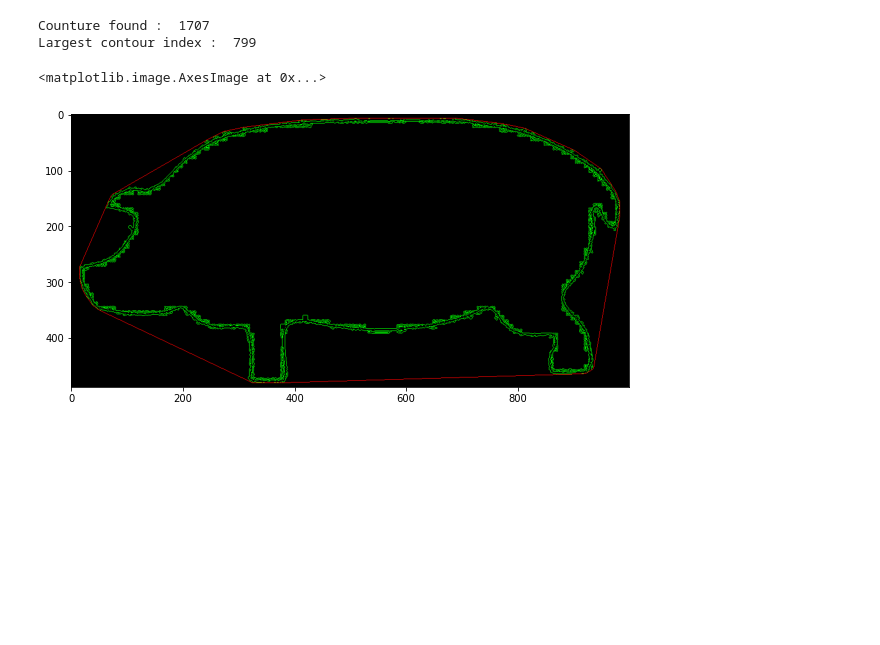
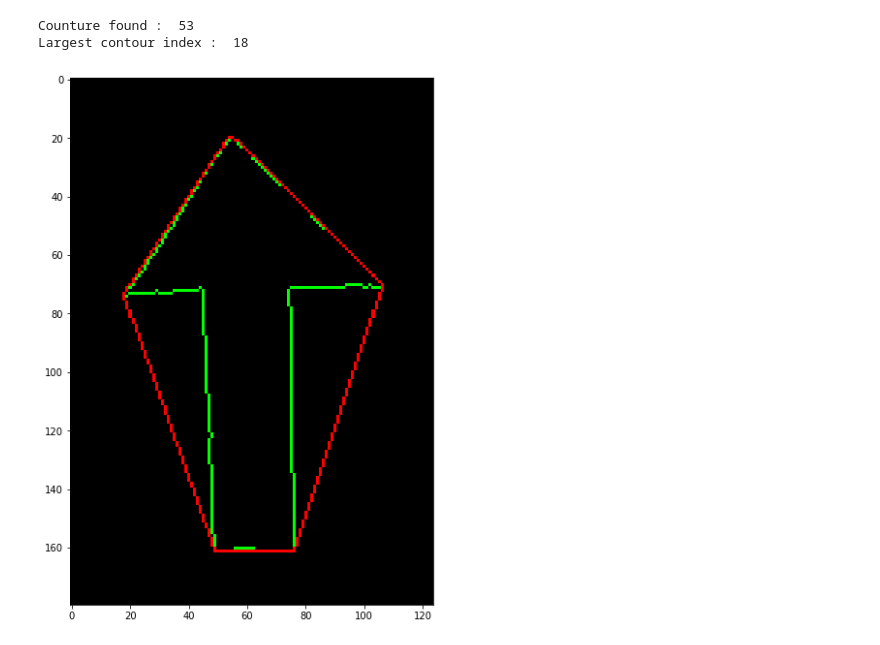
Before and after one commit to dsaha1656/orthogonal-hull, a Jupyter notebook: polygon/polygon-gen.ipynb, the cells around one changed output. Cells and saved outputs as stored; diff of their text form; code cells hidden in the pictures; blank space fills up the shorter version.

```diff
--- a/polygon/polygon-gen.ipynb
+++ b/polygon/polygon-gen.ipynb
@@ -5,9 +5,10 @@ import matplotlib.pyplot as plt
 # %%
 # input_image = "sample.jpg"
 # input_image = "sample2.jpg"
-input_image = "sample3.jpg"
+# input_image = "sample3.jpg"
 # input_image = "sample4.jpg"
 # input_image = "sample5.jpg" # min_threshold =  min_threshold-6
+input_image = "arrow.jpg"
 src = cv2.imread(input_image, 1) # read input image
 # find max and min of the image
 max_threshold = np.max(src)
@@ -19,7 +20,8 @@ min_threshold = np.max(src[src < max_threshold])
 src = cv2.imread(input_image, 1) # read input image
 gray = cv2.cvtColor(src, cv2.COLOR_BGR2GRAY) # convert to grayscale
 ret, thresh = cv2.threshold(gray, min_threshold, max_threshold, cv2.THRESH_BINARY)
-
+# for arrow.jpg
+ret, thresh = cv2.threshold(gray, 110, 225, cv2.THRESH_BINARY)
 plt.imshow(gray)
 # plt.imshow(thresh)
 # %% [output]
@@ -28,54 +30,59 @@ plt.imshow(gray)
 # %%
 # Finding contours for the thresholded image
 contours, hierarchy = cv2.findContours(thresh, cv2.RETR_TREE, cv2.CHAIN_APPROX_SIMPLE)
 # create hull array for convex hull points
 hull = []
 # calculate points for each contour
 for i in range(len(contours)):
     # creating convex hull object for each contour
     hull.append(cv2.convexHull(contours[i], False))
 # create an empty black image
 drawing = np.zeros((thresh.shape[0], thresh.shape[1], 3), np.uint8)
 color_contours = (0, 255, 0) # green - color for contours
 color = (255, 0, 0) # blue - color for convex hull BGR
 
 print("Counture found : ", len(contours))
 
 # find the largest contour
-outer_contour_index = 0
+outer_contour_index = None
 outer_contour_area = 0
 for i in range(len(contours)):
     if len(contours[i]) > 4 and (cv2.contourArea(contours[i]) > outer_contour_area):
         outer_contour_area = cv2.contourArea(contours[i])
         outer_contour_index = i
 print("Largest contour index : ", outer_contour_index)
 
-outer_contour = contours[outer_contour_index]
+if(outer_contour_index is None):
+    print("No contour found")
+    print(contours)
+    # pause the program
+    # plt.show()
+else:
+    outer_contour = contours[outer_contour_index]
+    # mark points via cv2
+    # for i in range(len(outer_contour)):
+    #     # make drawing[outer_contour[i][1]][outer_contour[i][0]] = color with a width of 3
+    #     cv2.circle(drawing, (outer_contour[i][0][0], outer_contour[i][0][1]), 1, color, -1)
 
-# mark points via cv2
-# for i in range(len(outer_contour)):
-#     # make drawing[outer_contour[i][1]][outer_contour[i][0]] = color with a width of 3
-#     cv2.circle(drawing, (outer_contour[i][0][0], outer_contour[i][0][1]), 1, color, -1)
+    # mark points manually
+    # for c_index in range(len(contours[outer_contour_index])):
+    #     drawing[contours[outer_contour_index][c_index][0][1], contours[outer_contour_index][c_index][0][0]] = color
 
-# mark points manually
-# for c_index in range(len(contours[outer_contour_index])):
-#     drawing[contours[outer_contour_index][c_index][0][1], contours[outer_contour_index][c_index][0][0]] = color
+    # draw contours via cv2
+    cv2.drawContours(drawing, contours, outer_contour_index, color_contours, 1, 8, hierarchy)
+    # draw convex hull via cv2
+    cv2.drawContours(drawing, hull, outer_contour_index, color, 1, 8)
 
-# draw contours via cv2
-cv2.drawContours(drawing, contours, outer_contour_index, color_contours, 1, 8, hierarchy)
-
-# draw convex hull via cv2
-cv2.drawContours(drawing, hull, outer_contour_index, color, 1, 8)
-# get convex hull points
-hull_points = np.asarray(hull[outer_contour_index])
-
-fig = plt.figure(figsize=(10, 10))
-plt.imshow(drawing)
+    # get convex hull points
+    hull_points = np.asarray(hull[outer_contour_index])
+    hull_points = outer_contour
+    fig = plt.figure(figsize=(10, 10))
+    plt.imshow(drawing)
+    hull_points = outer_contour
 # %% [output]
-Counture found :  1707
-Largest contour index :  799
+Counture found :  53
+Largest contour index :  18
-<matplotlib.image.AxesImage at 0x...>
-[figure, old version]
+[figure, new version]
 # %%
 # draw original convex hull
 drawing = np.zeros((thresh.shape[0], thresh.shape[1], 3), np.uint8)
```
Also changed, not shown: parts of 4 cells of this notebook, 4 other files.
